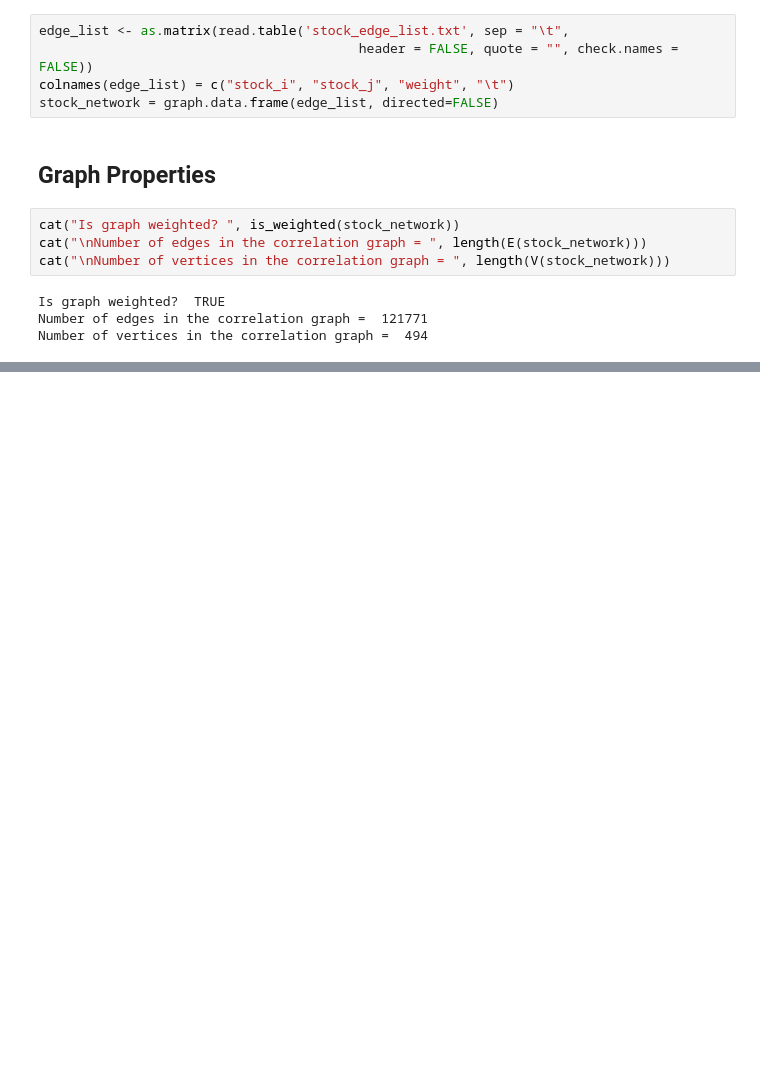
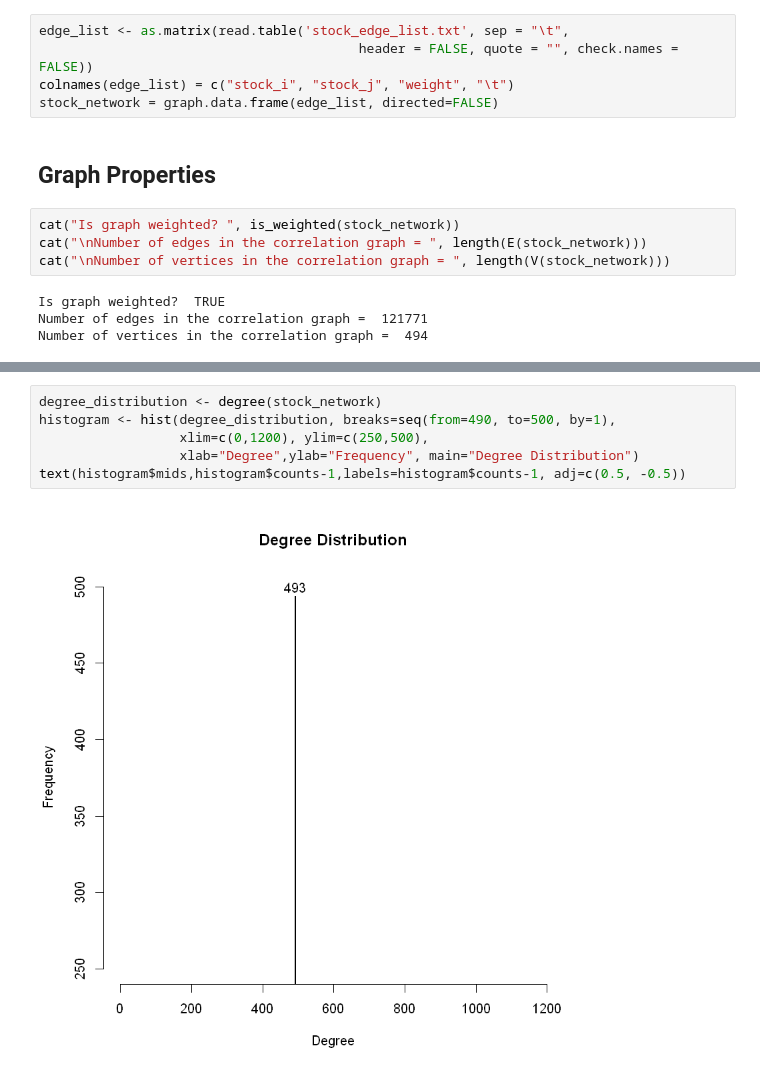
Before and after one commit to shariharan205/Stock-Market-Network-Analysis, a Jupyter notebook: Stock_Market_Network_Analysis.ipynb, the cells around one changed output, grey strips where cells are left out. Drawn from its saved outputs; the diff is of its cells as text; blank space fills up the shorter version.

```diff
--- a/Stock_Market_Network_Analysis.ipynb
+++ b/Stock_Market_Network_Analysis.ipynb
@@ -90,0 +97,8 @@ Number of vertices in the correlation graph =  494
+# %%
+degree_distribution <- degree(stock_network)
+histogram <- hist(degree_distribution, breaks=seq(from=490, to=500, by=1),
+                  xlim=c(0,1200), ylim=c(250,500),
+                  xlab="Degree",ylab="Frequency", main="Degree Distribution")
+text(histogram$mids,histogram$counts-1,labels=histogram$counts-1, adj=c(0.5, -0.5))
+# %% [output]
+[figure, added]
```
Also changed, not shown: parts of 22 cells of this notebook.
